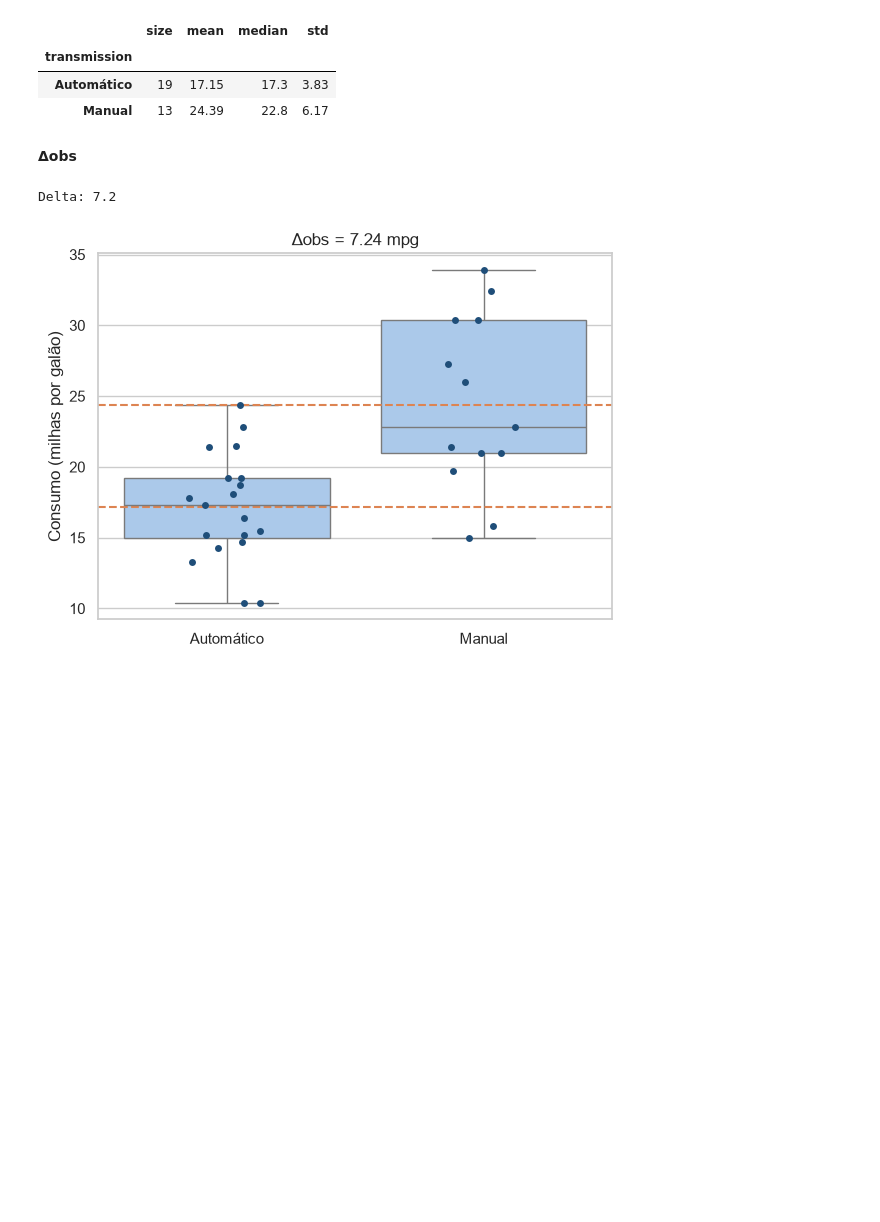
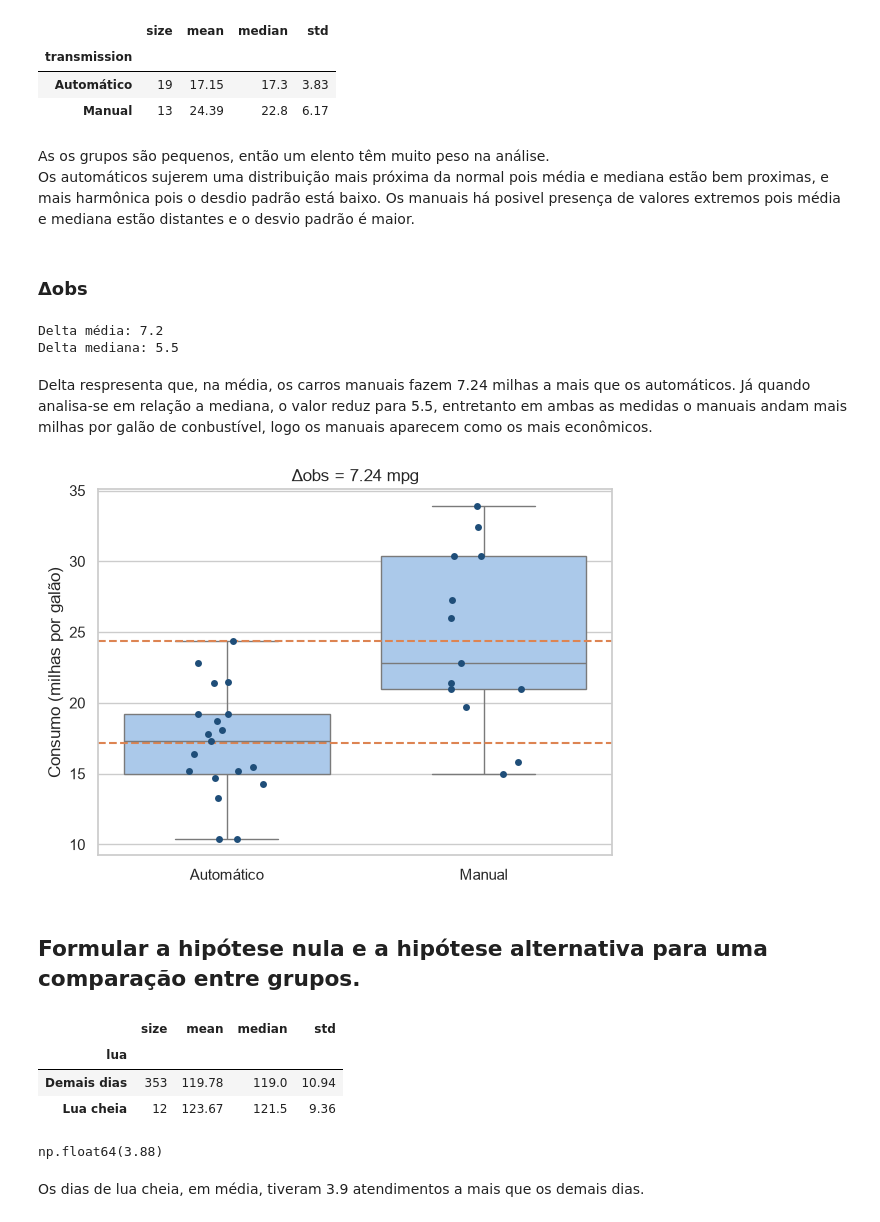
Before and after one commit to moraesadanilo/data-science, a Jupyter notebook: Unidade_2/Aula_07/laboratorio_07.ipynb, the cells around one changed output. Drawn from its saved outputs; the diff is of its cells as text; code cells hidden in the pictures; blank space fills up the shorter version.

Commit message:
Teste de permutação no dataset pronto-socorro

```diff
--- a/Unidade_2/Aula_07/laboratorio_07.ipynb
+++ b/Unidade_2/Aula_07/laboratorio_07.ipynb
@@ -70,40 +70,54 @@ mtcars["transmission"] = np.where(mtcars["am"] == 1, "Manual", "Automático")
 | transmission |  |  |  |  |
 | Automático | 19 | 17.15 | 17.3 | 3.83 |
 | Manual | 13 | 24.39 | 22.8 | 6.17 |
+# %% [markdown]
+As os grupos são pequenos, então um elento têm muito peso na análise.
+Os automáticos sujerem uma distribuição mais próxima da normal pois média e mediana estão bem proximas, e mais harmônica pois o desdio padrão está baixo.
+Os manuais há posivel presença de valores extremos pois média e mediana estão distantes e o desvio padrão é maior.
 # %% [markdown]
-**Δobs**
+### **Δobs**
 # %%
 # Efeito observado: diferença das médias de consumo
+
 manual = mtcars.loc[mtcars.am == 1, "mpg"]
 automatico = mtcars.loc[mtcars.am == 0, "mpg"]
 
-delta_obs = manual.mean() - automatico.mean()
+delta_obs_1 = manual.mean() - automatico.mean()
 
-print(f"Delta: {delta_obs:.2}")
+print(f"Delta média: {delta_obs_1:.2}")
+
+delta_obs_2 = manual.median() - automatico.median()
+
+print(f"Delta mediana: {delta_obs_2:.2}")
 # %% [output]
-Delta: 7.2
+Delta média: 7.2
+Delta mediana: 5.5
+# %% [markdown]
+Delta respresenta que, na média, os carros manuais fazem 7.24 milhas a mais que os automáticos. Já quando analisa-se em relação a mediana, o valor reduz para 5.5, entretanto em ambas as medidas o manuais andam mais milhas por galão de conbustível, logo os manuais aparecem como os mais econômicos.
 # %%
 # Boxplot com as observações sobrepostas e as médias de cada grupo
 def plot_groups(data, x, y, order, ax, alpha=1, jitter=.15):
     sns.boxplot(
         data=data, x=x, y=y, order=order, ax=ax,
         color="#A1C9F4",
         showfliers=False,
     )
     sns.stripplot(
         data=data, x=x, y=y, order=order, ax=ax,
         color="#1F4E79", alpha=alpha, jitter=jitter,
     )
 
 
 #
 fig, ax = plt.subplots(figsize=(6, 4.5))
 plot_groups(mtcars, "transmission", "mpg", ["Automático", "Manual"], ax)
 for mean in [automatico.mean(), manual.mean()]:
     ax.axhline(mean, color="#DD8452", linestyle="--")
-ax.set(title=f"Δobs = {delta_obs:.2f} mpg", xlabel="",
+ax.set(title=f"Δobs = {delta_obs_1:.2f} mpg", xlabel="",
        ylabel="Consumo (milhas por galão)")
 plt.tight_layout()
 plt.show()
 # %% [output]
-[figure, old version]
+[figure, new version]
+# %% [markdown]
+## Formular a hipótese nula e a hipótese alternativa para uma comparação entre grupos.
@@ -109,0 +139,28 @@ plt.show()
+# %%
+# Atendimentos por dia em cada grupo
+
+(
+    pronto_socorro
+    .groupby("lua")
+    .atendimentos
+    .agg(["size", "mean", "median", "std"])
+    .round(2)
+)
+# %% [output]
+|  | size | mean | median | std |
+| lua |  |  |  |  |
+| Demais dias | 353 | 119.78 | 119.0 | 10.94 |
+| Lua cheia | 12 | 123.67 | 121.5 | 9.36 |
+# %%
+# Atendimentos de cada grupo e efeito observado da lua cheia (Delta obs)
+
+com_lua = pronto_socorro.loc[pronto_socorro.lua_cheia, "atendimentos"]
+sem_lua = pronto_socorro.loc[~pronto_socorro.lua_cheia, "atendimentos"]
+
+lua_obs = com_lua.mean() - sem_lua.mean()
+
+round(lua_obs, 2)
+# %% [output]
+np.float64(3.88)
+# %% [markdown]
+Os dias de lua cheia, em média, tiveram 3.9 atendimentos a mais que os demais dias.
```
Also changed, not shown: parts of 5 cells of this notebook.
